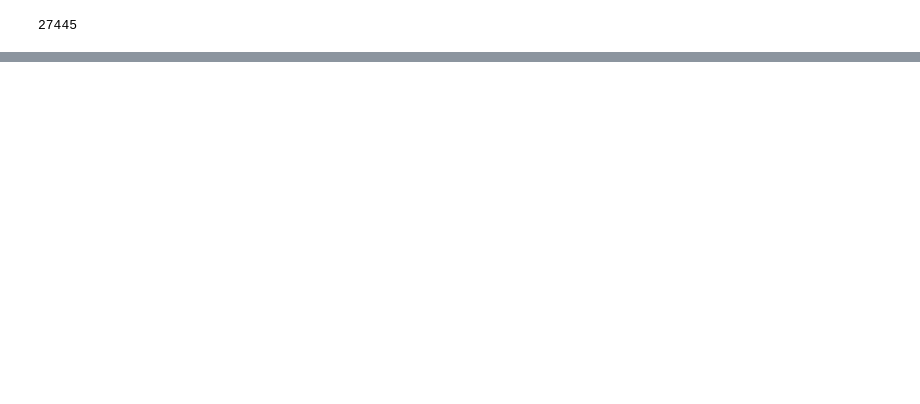
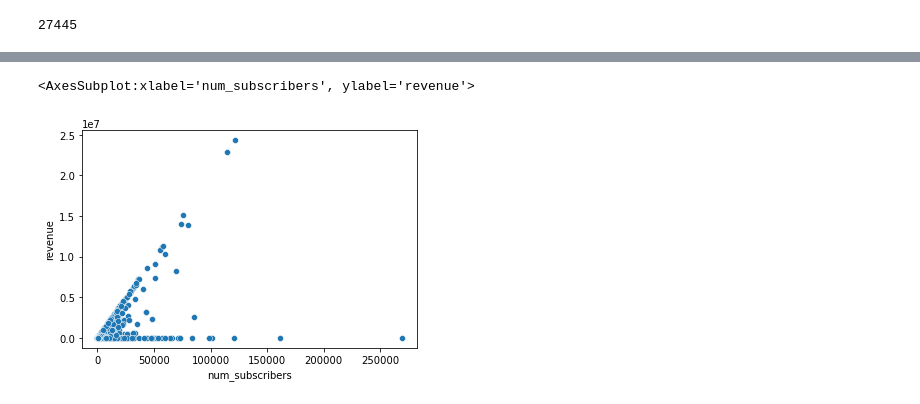
Before and after one commit to LilianDorst/UCDProject, a Jupyter notebook: udemy.ipynb, the cells around one changed output, grey strips where cells are left out. Cells and saved outputs as stored; diff of their text form; code cells hidden in the pictures; blank space fills up the shorter version.

Commit message:
added more visualisations

```diff
--- a/udemy.ipynb
+++ b/udemy.ipynb
@@ -319,0 +330,5 @@ df.loc[df['num_reviews']==27445]
+# %%
+sns.scatterplot(data=df, x='num_subscribers', y='revenue')
+# %% [output]
+<AxesSubplot:xlabel='num_subscribers', ylabel='revenue'>
+[figure, added]
```
Also changed, not shown: parts of 4 cells of this notebook.
